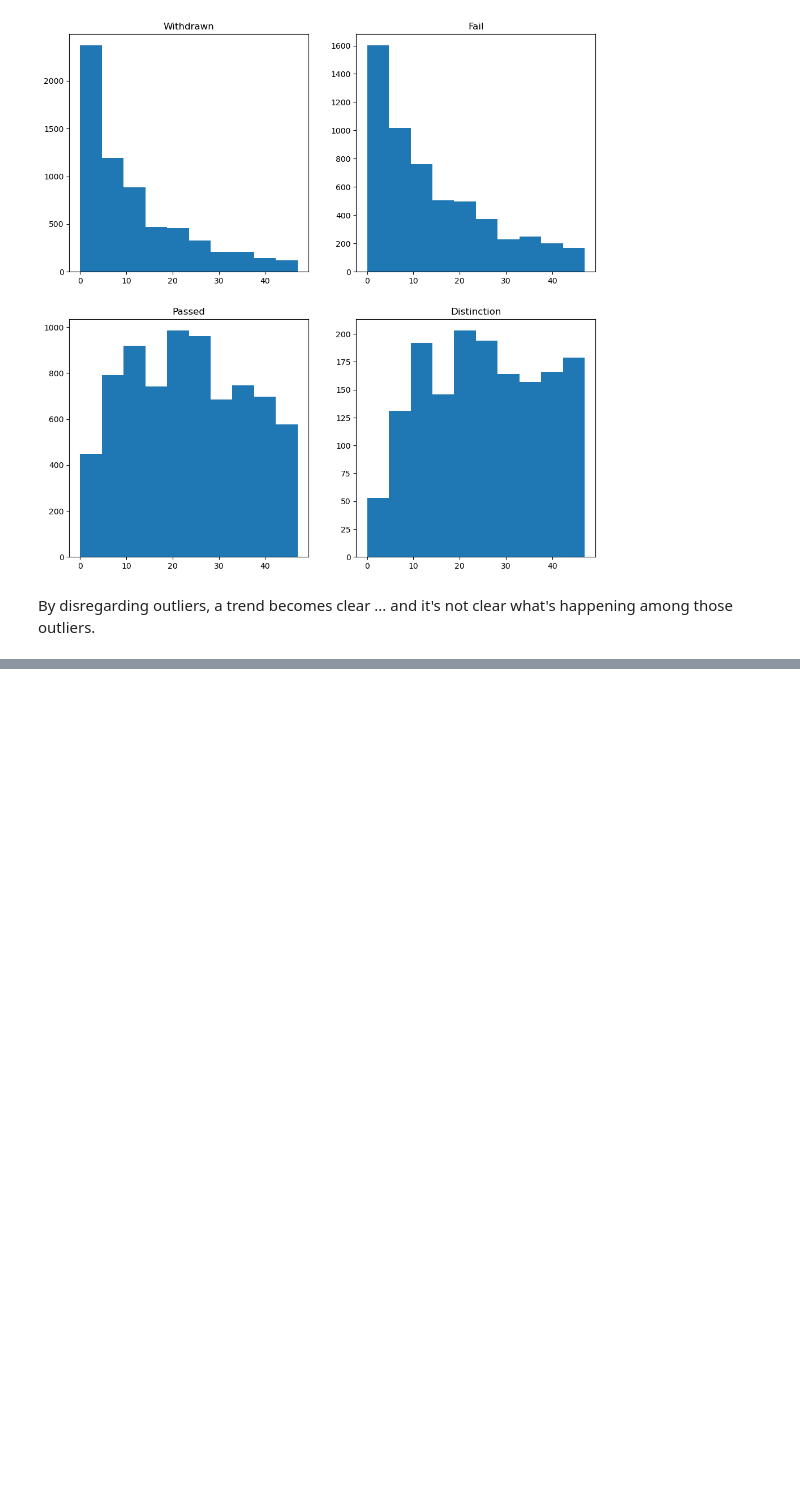
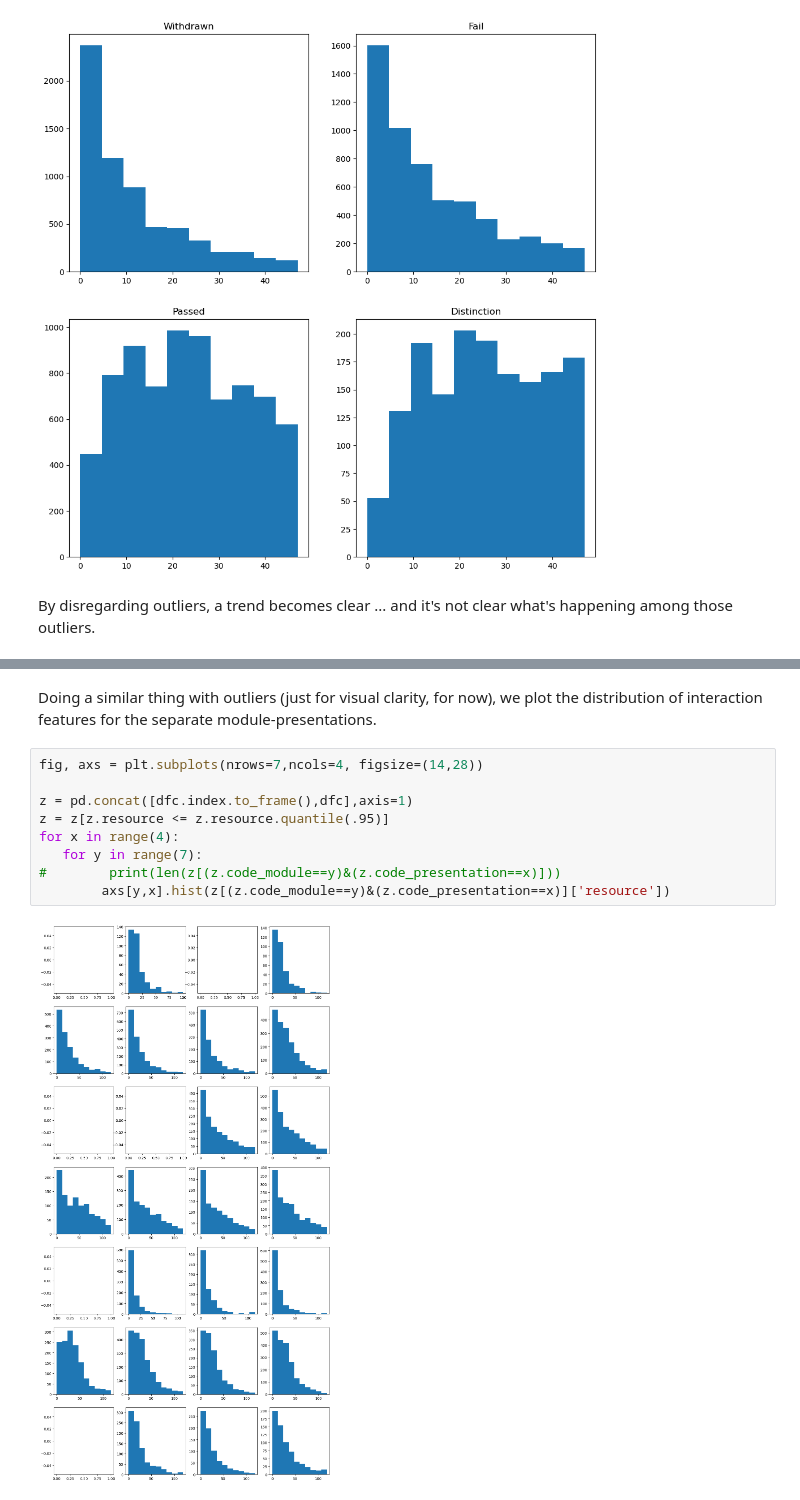
Before and after one commit to Erdos-Projects/fall-2025-risk-factors-in-online-courses, a Jupyter notebook: SOULAD EDA.ipynb, the cells around one changed output, grey strips where cells are left out. Cells and saved outputs as stored; diff of their text form; blank space fills up the shorter version.

```diff
--- a/SOULAD EDA.ipynb
+++ b/SOULAD EDA.ipynb
@@ -250,0 +306,13 @@ sns.histplot(data=dfc[dfc.resource>=dfc.resource.quantile(.75)], x='resource', h
+# %% [markdown]
+Doing a similar thing with outliers (just for visual clarity, for now), we plot the distribution of interaction features for the separate module-presentations.
+# %%
+fig, axs = plt.subplots(nrows=7,ncols=4, figsize=(14,28))
+
+z = pd.concat([dfc.index.to_frame(),dfc],axis=1)
+z = z[z.resource <= z.resource.quantile(.95)]
+for x in range(4):
+   for y in range(7):
+#        print(len(z[(z.code_module==y)&(z.code_presentation==x)]))
+        axs[y,x].hist(z[(z.code_module==y)&(z.code_presentation==x)]['resource'])
+# %% [output]
+[figure, added]
```
Also changed, not shown: parts of 34 cells of this notebook.
